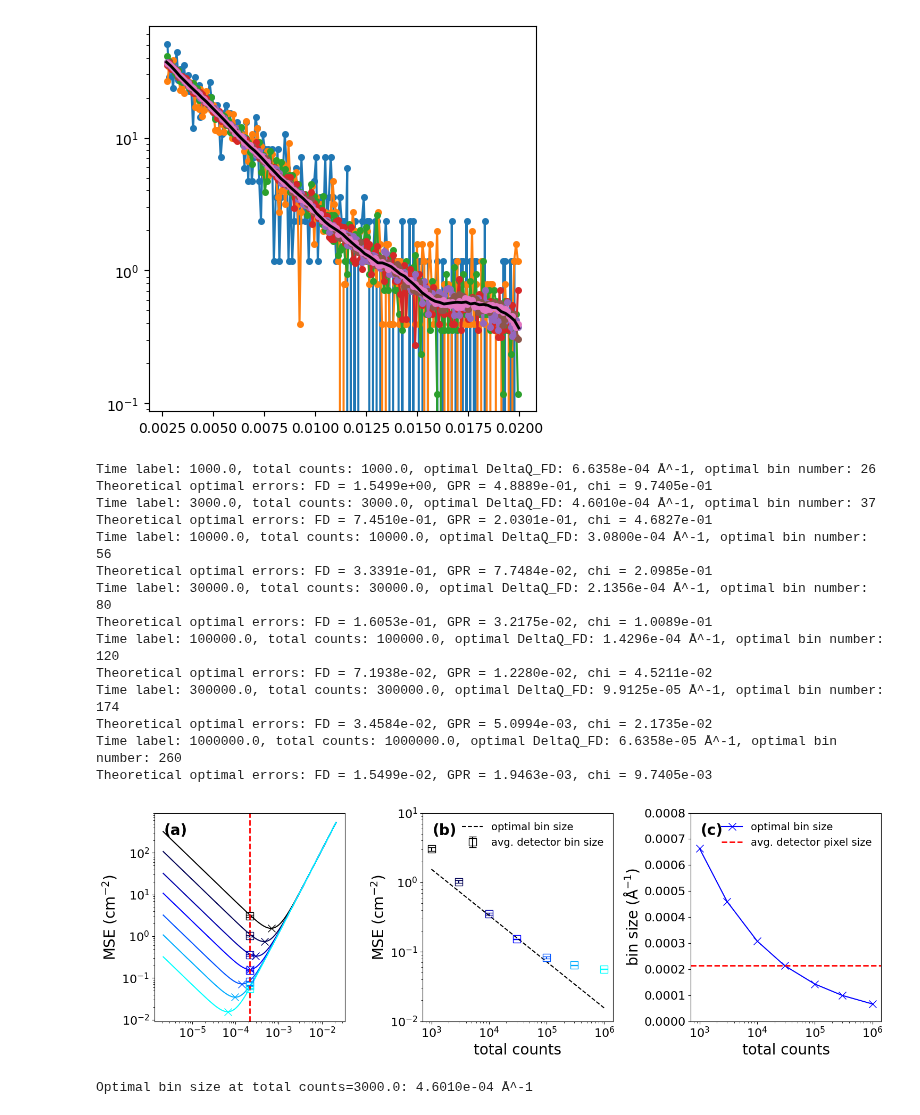
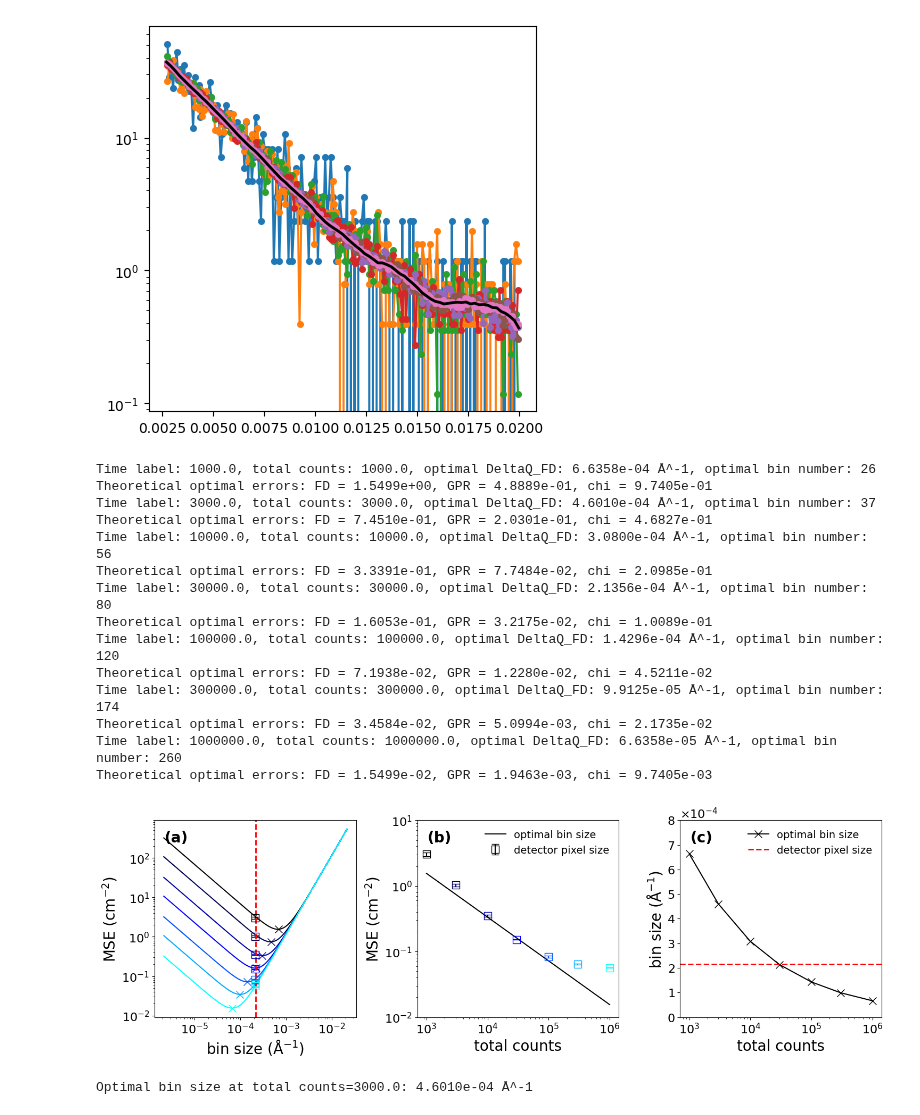
Before and after one commit to ch-tung/MLSR, a Jupyter notebook: summer_intern/FD.ipynb, the cells around one changed output. Saved outputs shown, nothing was run; the diff lists cells and outputs as text; code cells hidden in the pictures.

Commit message:
updated figures

```diff
--- a/summer_intern/FD.ipynb
+++ b/summer_intern/FD.ipynb
@@ -751,9 +751,12 @@ for i_time, time_str in enumerate(count_list):
     fd_bin_mse_fine_list = beta * (bin_size_list_fine ** 2)
     fd_mse_fine_list = fd_count_mse_fine_list + fd_bin_mse_fine_list
 
-    ax1.loglog(bin_size_list_fine, fd_mse_fine_list, '-', color=color, label=f'FD theoretical (counts={int(total_counts)})', markersize=10, fillstyle='none')
+    ax1.loglog(bin_size_list_fine, fd_mse_fine_list, '-', color=color, markersize=10, fillstyle='none')
     index_opt = np.argmin(np.abs(fd_mse_fine_list))
-    ax1.loglog(bin_size_list_fine[index_opt], fd_mse_fine_list[index_opt], 'x', color=color, label=f'FD theoretical (counts={int(total_counts)})', markersize=10, fillstyle='none')
+    label = None
+    # if i_time == 0:
+    #     label = 'optimal bin size'
+    ax1.loglog(bin_size_list_fine[index_opt], fd_mse_fine_list[index_opt], 'x', color=color, label=label, markersize=10, fillstyle='none')
 
     # Evaluate alpha, beta, gamma, A0 for each MC sample at this total_counts
     alpha_list = []
@@ -787,13 +790,19 @@ for i_time, time_str in enumerate(count_list):
     fd_mse_mc_mean = np.mean(fd_mse_mc_arr, axis=0)
     fd_mse_mc_std = np.std(fd_mse_mc_arr, axis=0)
 
-    label = 'avg. detector bin size'
+    label = 'detector pixel size'
     ax2.errorbar(total_counts, fd_mse_mc_mean[4], yerr=fd_mse_mc_std[4], fmt='s', color=color, markersize=10, fillstyle='none', capsize=5, label=label if i_time == 0 else None)
-    ax1.errorbar(bin_size_list[4], fd_mse_mc_mean[4], yerr=fd_mse_mc_std[4], fmt='s', color=color, label=f'FD MC mean±std (counts={int(total_counts)})', markersize=10, fillstyle='none', capsize=5)
 
-ax2.loglog(total_counts_list, fd_theoretical_mse_list, '--', color='k', label='optimal bin size', markersize=10)
-ax1.axvline(delta_Q_ave, color='red', linestyle='--', linewidth=2, label='avg. detector bin size')
+    label = None
+    # if i_time == 0:
+    #     label = 'avg. detector bin size'
+    ax1.errorbar(bin_size_list[4], fd_mse_mc_mean[4], yerr=fd_mse_mc_std[4], fmt='s', color=color, label=label, markersize=10, fillstyle='none', capsize=5)
+
+ax2.loglog(total_counts_list, fd_theoretical_mse_list, '-', color='k', label='optimal bin size', markersize=10)
+ax1.axvline(delta_Q_ave, color='red', linestyle='--', linewidth=2, label='detector bin size')
 ax1.set_ylabel('MSE (cm$^{-2}$)', fontsize=20)
+ax1.set_xlabel('bin size (Å$^{-1}$)', fontsize=20)
+# ax1.legend(fontsize=14, frameon=False)
 ax1.tick_params(axis='both', which='major', labelsize=16)
 
 ax2.set_xlabel('total counts', fontsize=20)
@@ -803,37 +812,45 @@ ax2.legend(fontsize=14, frameon=False)
 ax2.tick_params(axis='both', which='major', labelsize=16)
 
 # Panel 3: Plot optimal bin size vs total counts
-ax3.loglog(total_counts_list, optimal_bin_sizes, 'x-', color='blue', label='optimal bin size', markersize=10)
-ax3.axhline(delta_Q_ave, color='red', linestyle='--', linewidth=2, label='avg. detector pixel size')
+import matplotlib.ticker as mticker
+
+ax3.loglog(total_counts_list, optimal_bin_sizes, 'x-', color='k', label='optimal bin size', markersize=10)
+ax3.axhline(delta_Q_ave, color='red', linestyle='--', linewidth=2, label='detector pixel size')
 ax3.set_xlabel('total counts', fontsize=20)
 ax3.set_ylabel('bin size (Å$^{-1}$)', fontsize=20)
 ax3.tick_params(axis='both', which='major', labelsize=16)
 ax3.set_yscale('linear')
 ax3.set_ylim(0, 0.0008)
 ax3.legend(fontsize=14, frameon=False)
 
+# Set scientific notation for y-axis with exponent on top
+ax3.yaxis.set_major_formatter(mticker.ScalarFormatter(useMathText=True))
+ax3.ticklabel_format(axis='y', style='sci', scilimits=(0,0))
+ax3.yaxis.get_offset_text().set_fontsize(16)
+ax3.yaxis.get_offset_text().set_y(1.02)
+
 # Add panel labels (a), (b), (c)
 panel_labels = ['(a)', '(b)', '(c)']
 for ax, label in zip(axs, panel_labels):
     ax.text(0.05, 0.95, label, transform=ax.transAxes, fontsize=20, fontweight='bold', va='top', ha='left')
 
 plt.tight_layout()
 # %% [output]
 Time label: 1000.0, total counts: 1000.0, optimal DeltaQ_FD: 6.6358e-04 Å^-1, optimal bin number: 26
 Theoretical optimal errors: FD = 1.5499e+00, GPR = 4.8889e-01, chi = 9.7405e-01
 Time label: 3000.0, total counts: 3000.0, optimal DeltaQ_FD: 4.6010e-04 Å^-1, optimal bin number: 37
 Theoretical optimal errors: FD = 7.4510e-01, GPR = 2.0301e-01, chi = 4.6827e-01
 Time label: 10000.0, total counts: 10000.0, optimal DeltaQ_FD: 3.0800e-04 Å^-1, optimal bin number: 56
 Theoretical optimal errors: FD = 3.3391e-01, GPR = 7.7484e-02, chi = 2.0985e-01
 Time label: 30000.0, total counts: 30000.0, optimal DeltaQ_FD: 2.1356e-04 Å^-1, optimal bin number: 80
 Theoretical optimal errors: FD = 1.6053e-01, GPR = 3.2175e-02, chi = 1.0089e-01
 Time label: 100000.0, total counts: 100000.0, optimal DeltaQ_FD: 1.4296e-04 Å^-1, optimal bin number: 120
 Theoretical optimal errors: FD = 7.1938e-02, GPR = 1.2280e-02, chi = 4.5211e-02
 Time label: 300000.0, total counts: 300000.0, optimal DeltaQ_FD: 9.9125e-05 Å^-1, optimal bin number: 174
 Theoretical optimal errors: FD = 3.4584e-02, GPR = 5.0994e-03, chi = 2.1735e-02
 Time label: 1000000.0, total counts: 1000000.0, optimal DeltaQ_FD: 6.6358e-05 Å^-1, optimal bin number: 260
 Theoretical optimal errors: FD = 1.5499e-02, GPR = 1.9463e-03, chi = 9.7405e-03
-[figure, old version]
+[figure, new version]
 # %%
 fig, axs = plt.subplots(1, 3, figsize=(15, 5), sharey=True)
 
```
Also changed, not shown: 1 other file.
